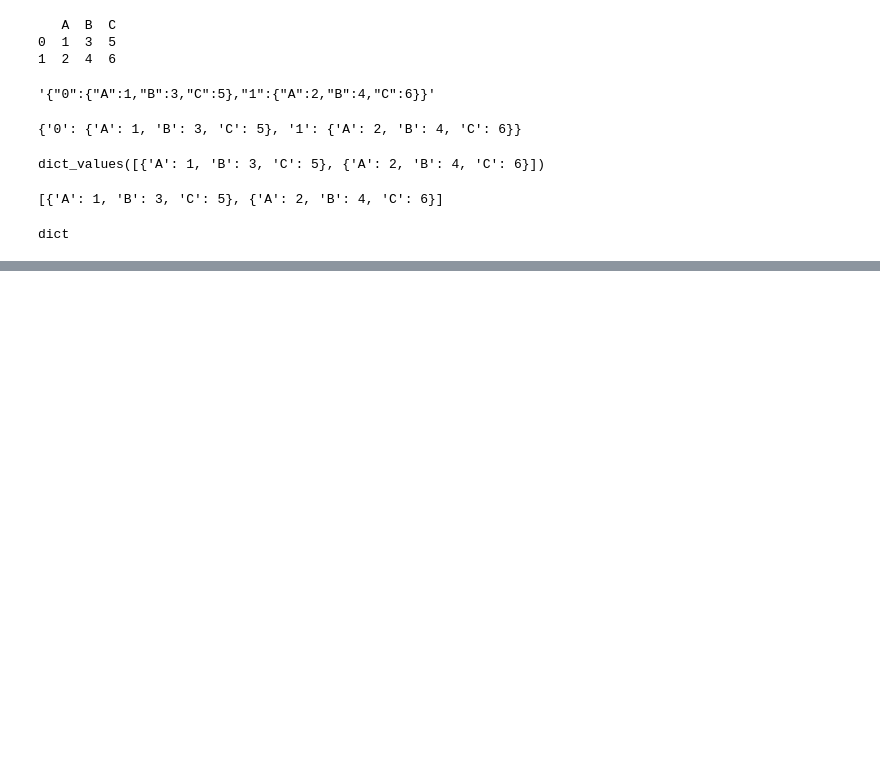
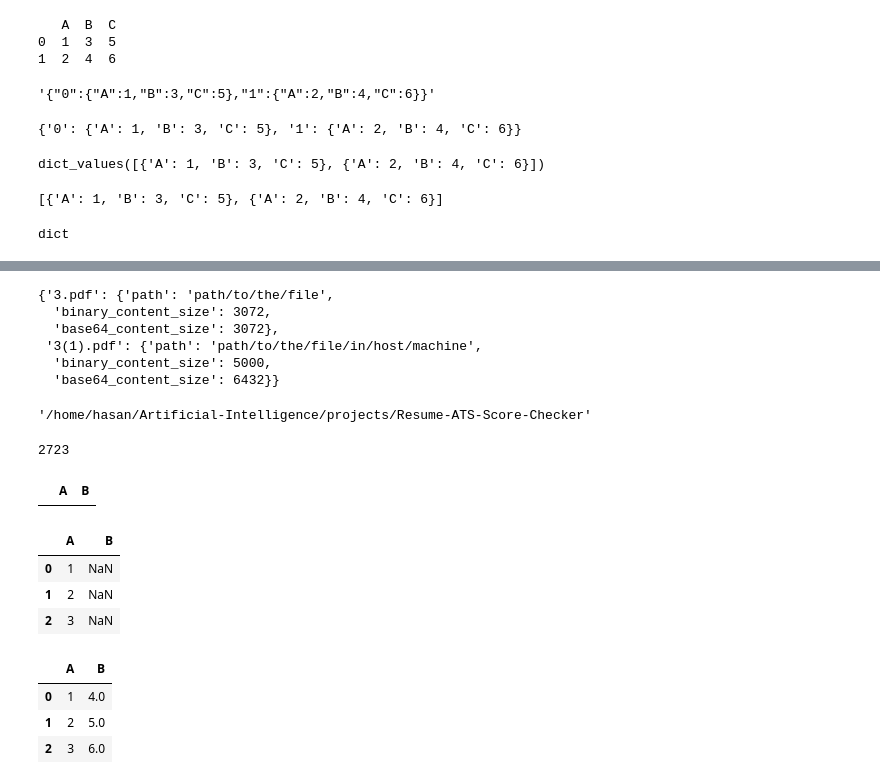
Before and after one commit to hasan-raza-01/Resume-ATS-Score-Checker, a Jupyter notebook: notebook/trail.ipynb, the cells around one changed output, grey strips where cells are left out. Drawn from its saved outputs; the diff is of its cells as text; code cells hidden in the pictures; blank space fills up the shorter version.

```diff
--- a/notebook/trail.ipynb
+++ b/notebook/trail.ipynb
@@ -1330,0 +1386,17 @@ dict
+# %%
+a
+# %% [output]
+{'3.pdf': {'path': 'path/to/the/file',
+  'binary_content_size': 3072,
+  'base64_content_size': 3072},
+ '3(1).pdf': {'path': 'path/to/the/file/in/host/machine',
+  'binary_content_size': 5000,
+  'base64_content_size': 6432}}
+# %%
+os.getcwd()
+# %% [output]
+'/home/hasan/Artificial-Intelligence/projects/Resume-ATS-Score-Checker'
+# %%
+os.path.getsize("resumes/3_js_heavy.html")
+# %% [output]
+2723
@@ -1330,0 +1405,15 @@ dict
+# %%
+df = pd.DataFrame({"A":[], "B":[]}, dtype=int)
+# %%
+df
+# %% [output]
+|  | A | B |
+# %%
+df.loc[:, "A"] = [1, 2, 3]
+# %%
+df
+# %% [output]
+|  | A | B |
+| 0 | 1 | NaN |
+| 1 | 2 | NaN |
+| 2 | 3 | NaN |
@@ -1330,0 +1422,7 @@ dict
+# %%
+df
+# %% [output]
+|  | A | B |
+| 0 | 1 | 4.0 |
+| 1 | 2 | 5.0 |
+| 2 | 3 | 6.0 |
```
Also changed, not shown: parts of 186 cells of this notebook, 36 other files.
